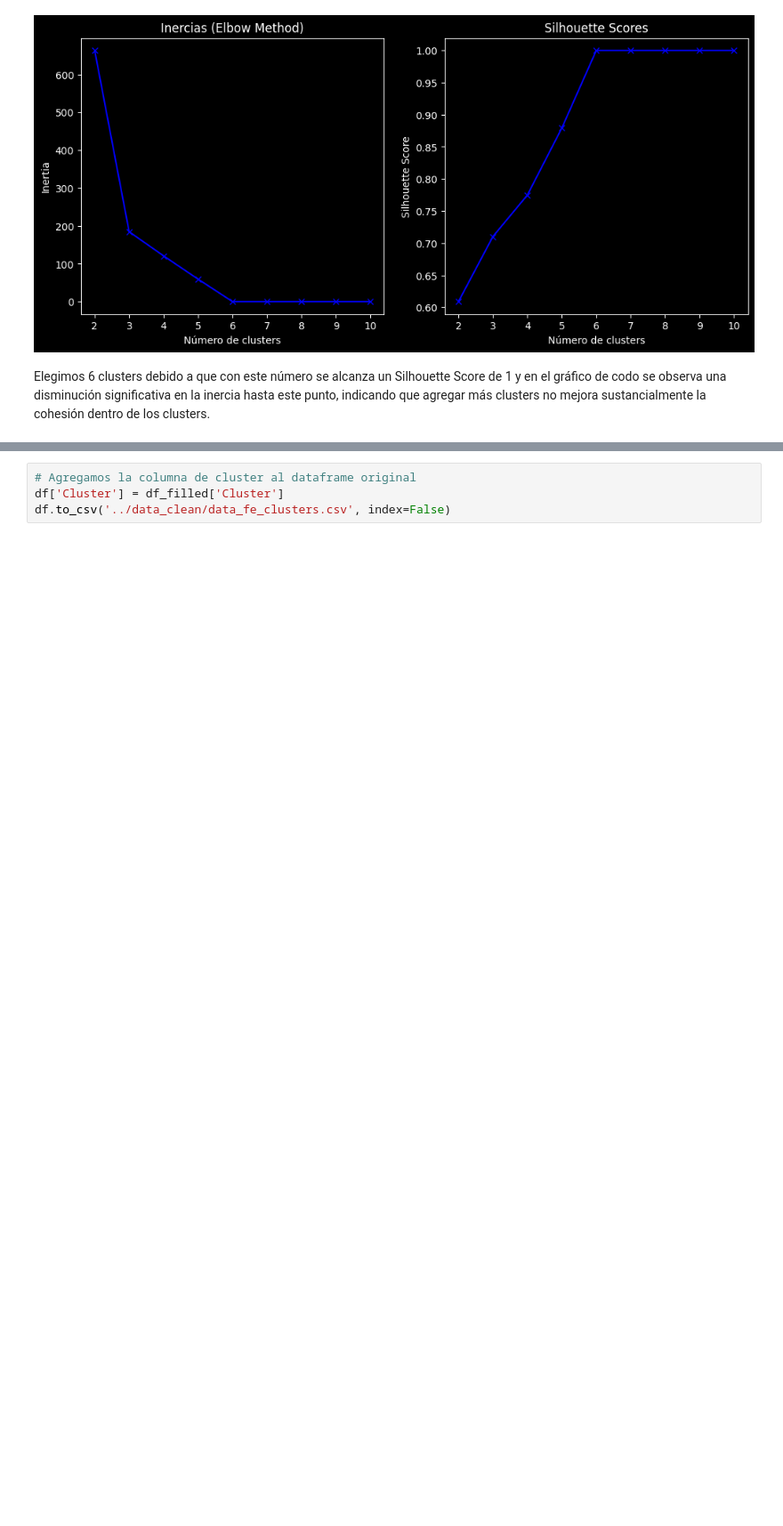
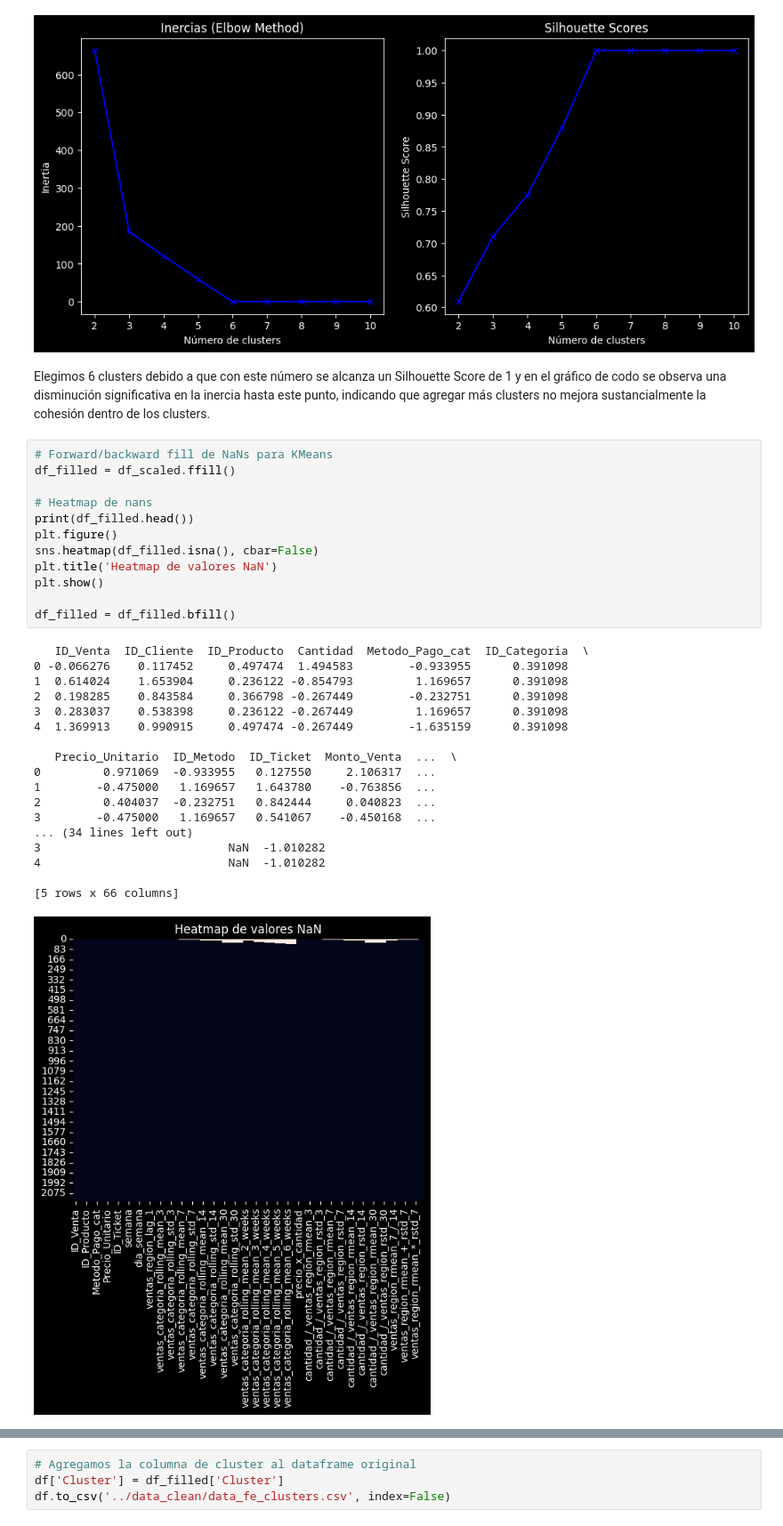
Before and after one commit to MarcosSaade/AnalisisVentas, a Jupyter notebook: notebooks/clustering.ipynb, the cells around one changed output, grey strips where cells are left out. Shown at 89% size. Saved outputs shown, nothing was run; the diff lists cells and outputs as text; blank space fills up the shorter version.

```diff
--- a/notebooks/clustering.ipynb
+++ b/notebooks/clustering.ipynb
@@ -78,5 +78,36 @@ plt.show()
 [figure]
 # %% [markdown]
 Elegimos 6 clusters debido a que con este número se alcanza un Silhouette Score de 1 y en el gráfico de codo se observa una disminución significativa en la inercia hasta este punto, indicando que agregar más clusters no mejora sustancialmente la cohesión dentro de los clusters.
+# %%
+# Forward/backward fill de NaNs para KMeans
+df_filled = df_scaled.ffill()
+
+# Heatmap de nans
+print(df_filled.head())
+plt.figure()
+sns.heatmap(df_filled.isna(), cbar=False)
+plt.title('Heatmap de valores NaN')
+plt.show()
+
+df_filled = df_filled.bfill()
+# %% [output]
+   ID_Venta  ID_Cliente  ID_Producto  Cantidad  Metodo_Pago_cat  ID_Categoria  \
+0 -0.066276    0.117452     0.497474  1.494583        -0.933955      0.391098
+1  0.614024    1.653904     0.236122 -0.854793         1.169657      0.391098
+2  0.198285    0.843584     0.366798 -0.267449        -0.232751      0.391098
+3  0.283037    0.538398     0.236122 -0.267449         1.169657      0.391098
+4  1.369913    0.990915     0.497474 -0.267449        -1.635159      0.391098
+
+   Precio_Unitario  ID_Metodo  ID_Ticket  Monto_Venta  ...  \
+0         0.971069  -0.933955   0.127550     2.106317  ...
+1        -0.475000   1.169657   1.643780    -0.763856  ...
+2         0.404037  -0.232751   0.842444     0.040823  ...
+3        -0.475000   1.169657   0.541067    -0.450168  ...
+... (34 lines left out)
+3                           NaN  -1.010282
+4                           NaN  -1.010282
+
+[5 rows x 66 columns]
+[figure, added]
 # %%
 # Pairplot de clusters
```
Also changed, not shown: parts of 5 cells of this notebook, 9 other files.
